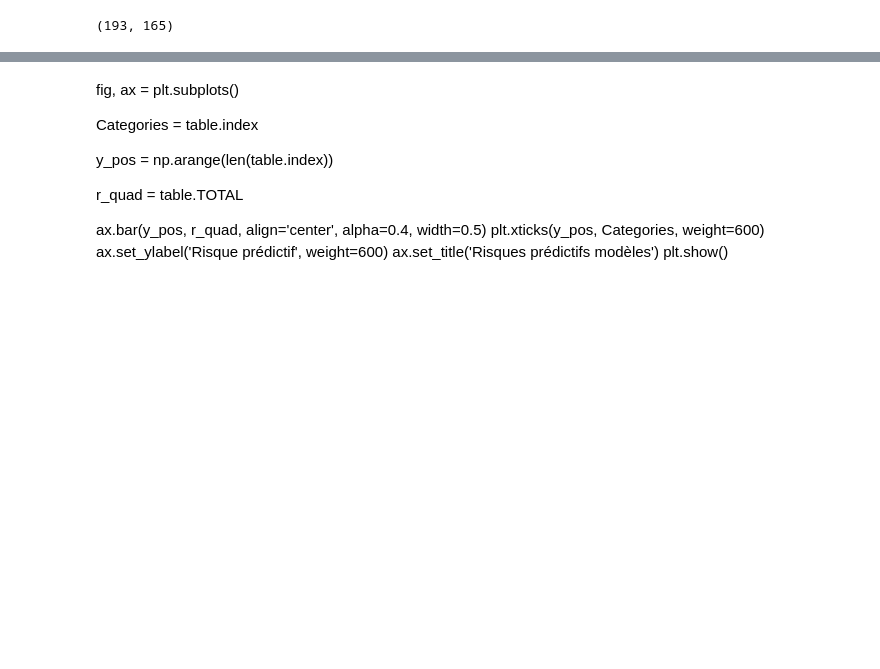
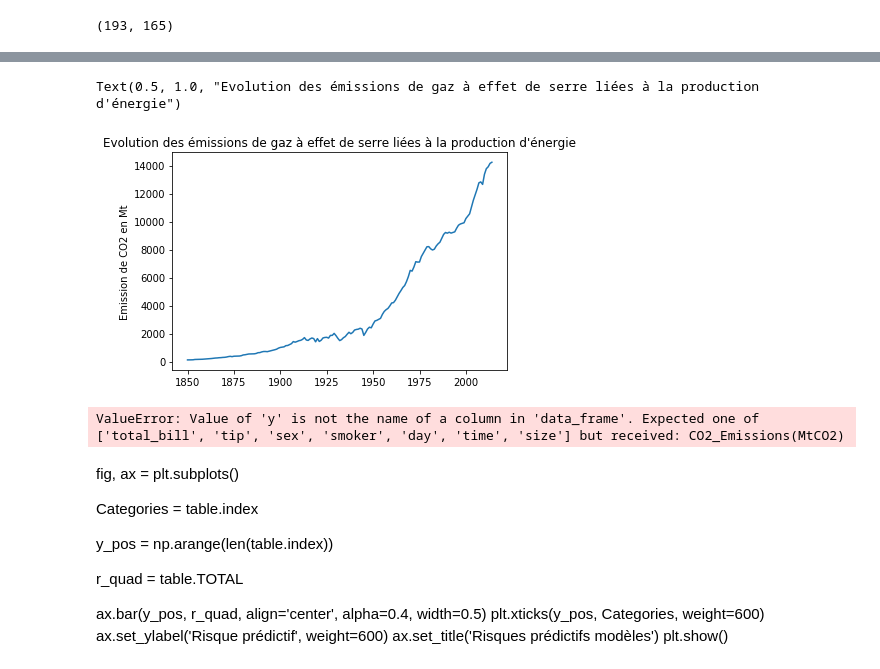
Before and after one commit to aksl20/hackathon-futur-energy, a Jupyter notebook: MDE-Effets de serre.ipynb, the cells around one changed output, grey strips where cells are left out. Drawn from its saved outputs; the diff is of its cells as text; code cells hidden in the pictures; blank space fills up the shorter version.

Commit message:
modified:   MDE-Effets de serre.ipynb 	new file:   data/Total_Energy_consumption.csv 	new file:   data/Total_Energy_production.csv

```diff
--- a/MDE-Effets de serre.ipynb
+++ b/MDE-Effets de serre.ipynb
@@ -7,6 +10,6 @@ from scipy import stats
 # %%
-path = "data/CAIT Country GHG Emissions - csv 10022017/"
-file_CO2 = "CAIT Country CO2 Emissions.csv"
+path = "data/"
+file_CO2 = "CAIT Country GHG Emissions - csv 10022017/CAIT Country CO2 Emissions.csv"
 # %%
 df = pd.read_csv(path+file_CO2, header=1)
 # %%
@@ -46,4 +49,4 @@ table.shape
 # %% [output]
 (193, 165)
 # %%
-table.loc["tot/an"] = table.sum()
+table.loc["tot/an"] = table.sum()*0.1
@@ -54,2 +52,0 @@ ax = plt.plot(table.columns, table.loc["tot/an"])
-# %%
-table["mean"] = table.iloc[:, 115:].mean(axis=1)
@@ -73,3 +53,21 @@ table.sort_values(by='mean', ascending=False)
+# %%
+#plt.figure
+ax = plt.plot(table.columns, table.loc["tot/an"])
+plt.ylabel("Emission de CO2 en Mt")
+plt.title("Evolution des émissions de gaz à effet de serre liées à la production d'énergie")
+# %% [output]
+Text(0.5, 1.0, "Evolution des émissions de gaz à effet de serre liées à la production d'énergie")
+[figure, added]
+# %%
+data = table.loc["tot/an"]
+tips = px.data.tips()
+fig = px.scatter(tips, x="total_bill", y="CO2_Emissions(MtCO2)", facet_col="smoker", color="sex", trendline="exp")
+fig.show()
+
+results = px.get_trendline_results(fig)
+print(results)
+# %% [output]
+ValueError: Value of 'y' is not the name of a column in 'data_frame'. Expected one of ['total_bill', 'tip', 'sex', 'smoker', 'day', 'time', 'size'] but received: CO2_Emissions(MtCO2)
 # %%
 def add_n_column(dataframe, n):
     for i in range(2015, 2015+n):
```
Also changed, not shown: parts of 22 cells of this notebook, 2 other files.
